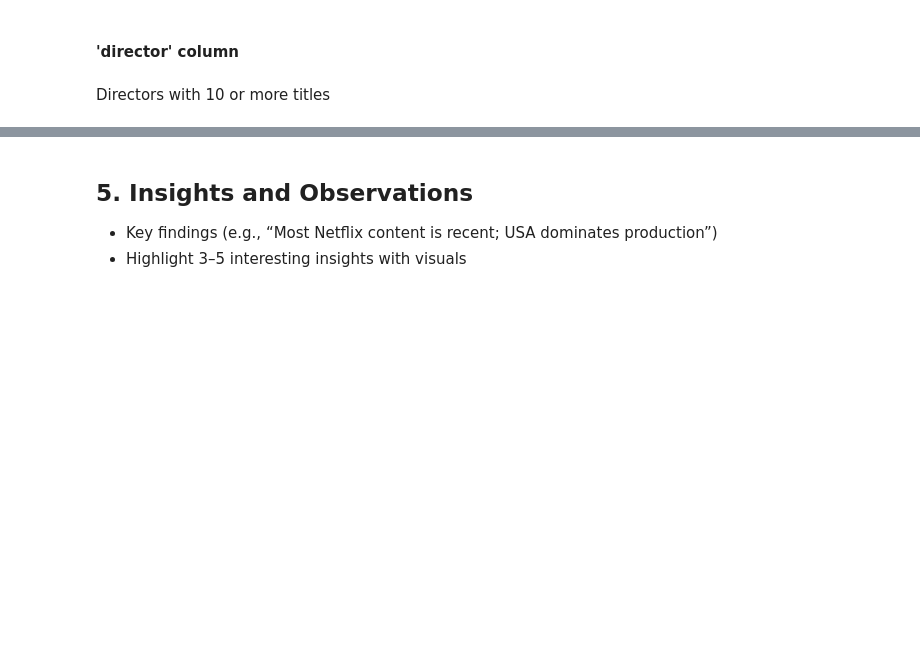
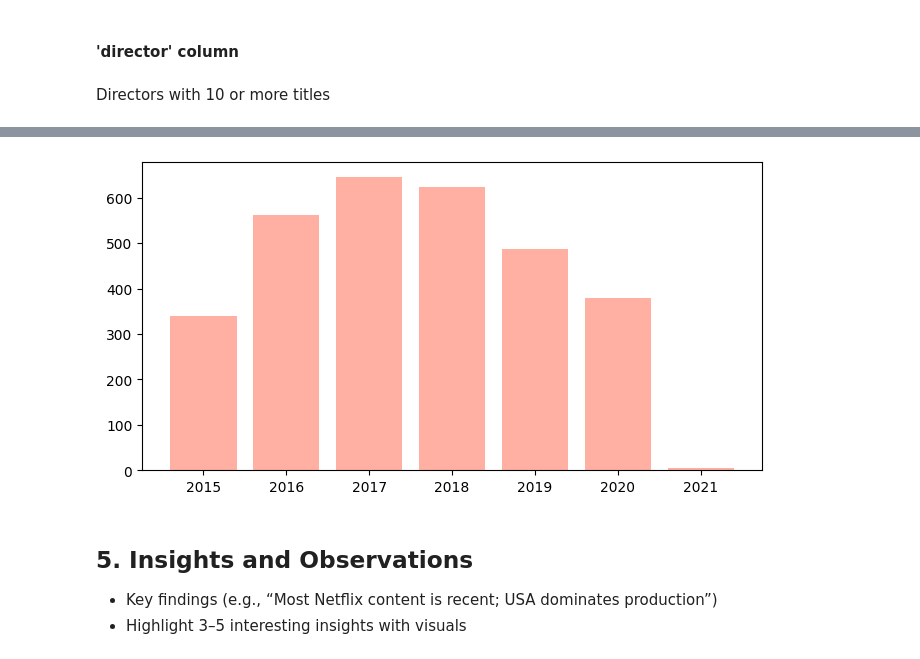
Before and after one commit to GustavMartinez/netflix-eda, a Jupyter notebook: netflix_eda.ipynb, the cells around one changed output, grey strips where cells are left out. Drawn from its saved outputs; the diff is of its cells as text; code cells hidden in the pictures; blank space fills up the shorter version.

```diff
--- a/netflix_eda.ipynb
+++ b/netflix_eda.ipynb
@@ -190,0 +227,5 @@ Name: count, dtype: int64
+# %%
+titles_since_2015 = df[df['release_year'] >= 2015]
+count_titles_since_2015 = titles_since_2015['release_year'].value_counts().sort_index()
+count_titles_since_2015 = count_titles_since_2015.reset_index(name='Count')
+count_titles_since_2015
@@ -191,3 +241,13 @@ Name: count, dtype: int64
+# %%
+plt.figure(figsize=(8,4))
+plt.bar(count_titles_since_2015['release_year'],
+        count_titles_since_2015['Count'],
+        color='tomato',
+        alpha=0.5
+        )
+plt.show()
+# %% [output]
+[figure, added]
 # %% [markdown]
 ## 5. Insights and Observations
 
```
Also changed, not shown: parts of 6 cells of this notebook.
